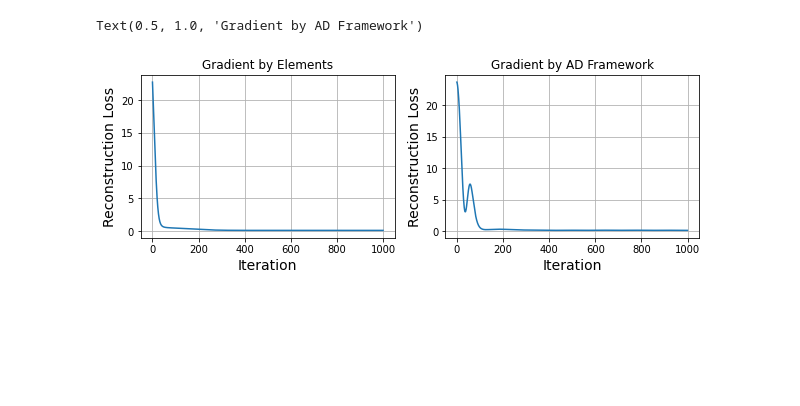
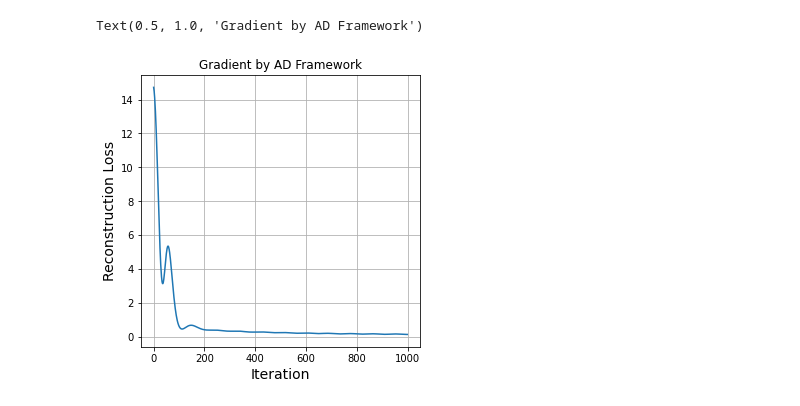
Before and after one commit to WHU-Peter/COMP6248-Deep-Learning, a Jupyter notebook: DL_Lab2.ipynb, the cells around one changed output. Cells and saved outputs as stored; diff of their text form; code cells hidden in the pictures; blank space fills up the shorter version.

```diff
--- a/DL_Lab2.ipynb
+++ b/DL_Lab2.ipynb
@@ -18,60 +18,31 @@ import random
 import matplotlib.pyplot as plt
 import torch.optim as optim
 
-def sgdfactorise (A, rank, numepochs =1000, lr=0.01):
-
-  U = torch.tensor(U_random)
-  V = torch.tensor(V_random)
-
-  error = np.zeros(numepochs)
-  for n in range(numepochs):
-    for r in range(A.shape[0]):
-      for c in range(A.shape[1]):
-        e = A[r][c] - U[r]@V[c].t()
-        Urorigin = U[r]
-        U[r] = U[r] + lr*e*V[c]
-        V[c] = V[c] + lr*e*Urorigin
-    error[n] = torch.nn.functional.mse_loss(torch.mm(U, V.t()).float(), A, reduction='sum')
-  return U,V,error
-
-def sgdfactorise_torch (A_tensor, rank, numepochs =1000, lr=0.0005):
-  U_tensor = torch.tensor(U_random, requires_grad=True).double()
-  V_tensor = torch.tensor(V_random, requires_grad=True).double()
-  error = np.zeros(numepochs)
-  for n in range(1000):
-    L = torch.nn.functional.mse_loss(torch.mm(U_tensor, V_tensor.t()), A_tensor, reduction='sum')
-    error[n] = L
+def gd_factorise_ad(A:torch.Tensor, rank:int, num_epochs=1000, lr=0.01):
+  U_tensor = torch.rand(A.shape[0], rank, dtype=torch.double, requires_grad=True)
+  V_tensor = torch.rand(A.shape[1], rank, dtype=torch.double, requires_grad=True)
+  error = np.zeros(num_epochs)
+  for n in range(num_epochs):
+    L = torch.nn.functional.mse_loss(torch.mm(U_tensor, V_tensor.t()), A, reduction='sum')
     L.backward()
     U_tensor.data = U_tensor.data - lr * U_tensor.grad
     V_tensor.data = V_tensor.data - lr * V_tensor.grad
     U_tensor.grad.fill_(0)
     U_tensor.grad.fill_(0)
+    error[n] = L
   return U_tensor,V_tensor,error
-
 
 Aarray = np.array ([0.3374,0.6005,0.1735,3.3359,0.0492,1.8374,2.9407,0.5301,2.2620]).reshape(3,3)
 A = torch.from_numpy(Aarray)
 rank = 2
-U_random = np.random.rand(A.shape[0], rank)
-V_random = np.random.rand(A.shape[1], rank)
-A_tensor = torch.tensor(A, dtype=torch.double, requires_grad=True)
-U1,V1,ERROR1 = sgdfactorise(A, rank)
-print (U1,V1)
-print (torch.nn.functional.mse_loss(A, U1@V1.t(),reduction='sum'))
-
-U2,V2,ERROR2 = sgdfactorise_torch(A_tensor, rank)
-print (U2,V2)
-print (torch.nn.functional.mse_loss(A, U2@V2.t(),reduction='sum'))
-
-fig, ax = plt.subplots(nrows=1, ncols=2, figsize=(10,3))
-ax[0].plot(ERROR1)
-ax[0].grid(True)
-ax[0].set_xlabel("Iteration", fontsize=14)
-ax[0].set_ylabel("Reconstruction Loss", fontsize=14)
-ax[0].set_title("Gradient by Elements",fontsize=12)
-ax[1].plot(ERROR2)
-ax[1].grid(True)
-ax[1].set_xlabel("Iteration", fontsize=14)
-ax[1].set_ylabel("Reconstruction Loss", fontsize=14)
-ax[1].set_title("Gradient by AD Framework",fontsize=12)
+A_tensor = torch.tensor(A, dtype=torch.double, requires_grad=False)
+U,V,ERROR = gd_factorise_ad(A_tensor, rank, lr=0.0005)
+print (U,V)
+print(torch.nn.functional.mse_loss(torch.mm(U, V.t()), A, reduction='sum'))
+fig, ax = plt.subplots(nrows=1, ncols=1, figsize=(5,5))
+ax.plot(ERROR)
+ax.grid(True)
+ax.set_xlabel("Iteration", fontsize=14)
+ax.set_ylabel("Reconstruction Loss", fontsize=14)
+ax.set_title("Gradient by AD Framework",fontsize=12)
 # %% [output]
@@ -90,5 +55,5 @@ tensor(0.1317, dtype=torch.float64, grad_fn=<MseLossBackward>)
 Text(0.5, 1.0, 'Gradient by AD Framework')
-[figure, old version]
+[figure, new version]
 # %%
 import pandas as pd
 import torch.optim as optim
```
Also changed, not shown: parts of 4 cells of this notebook.
